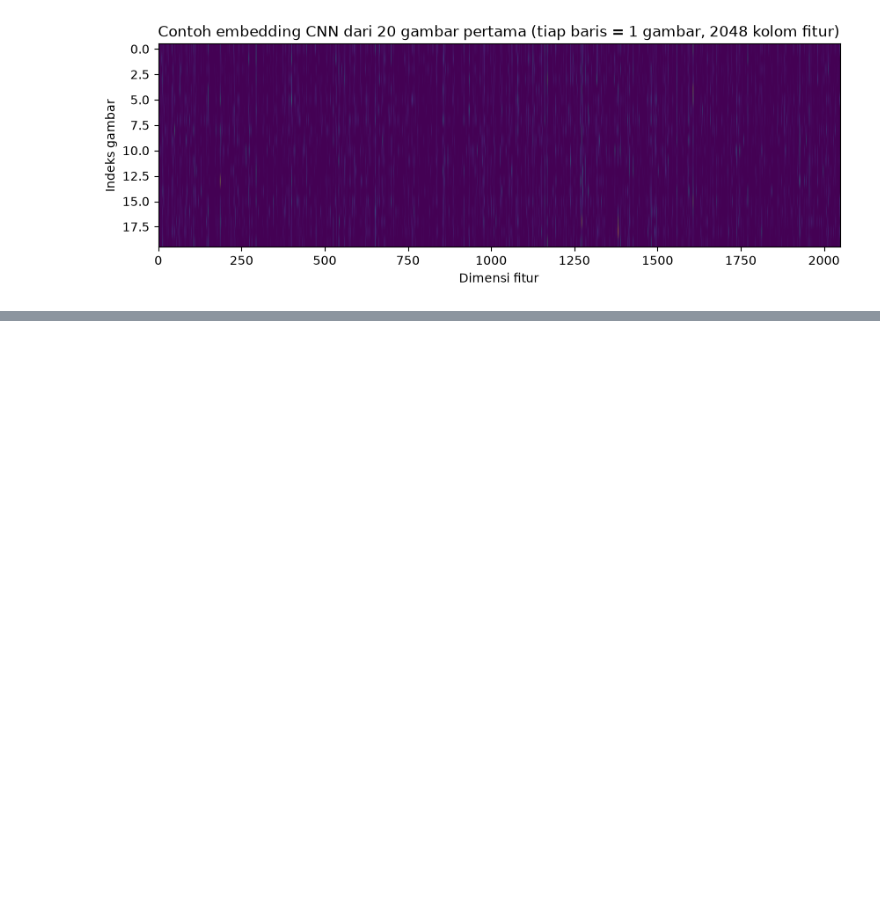
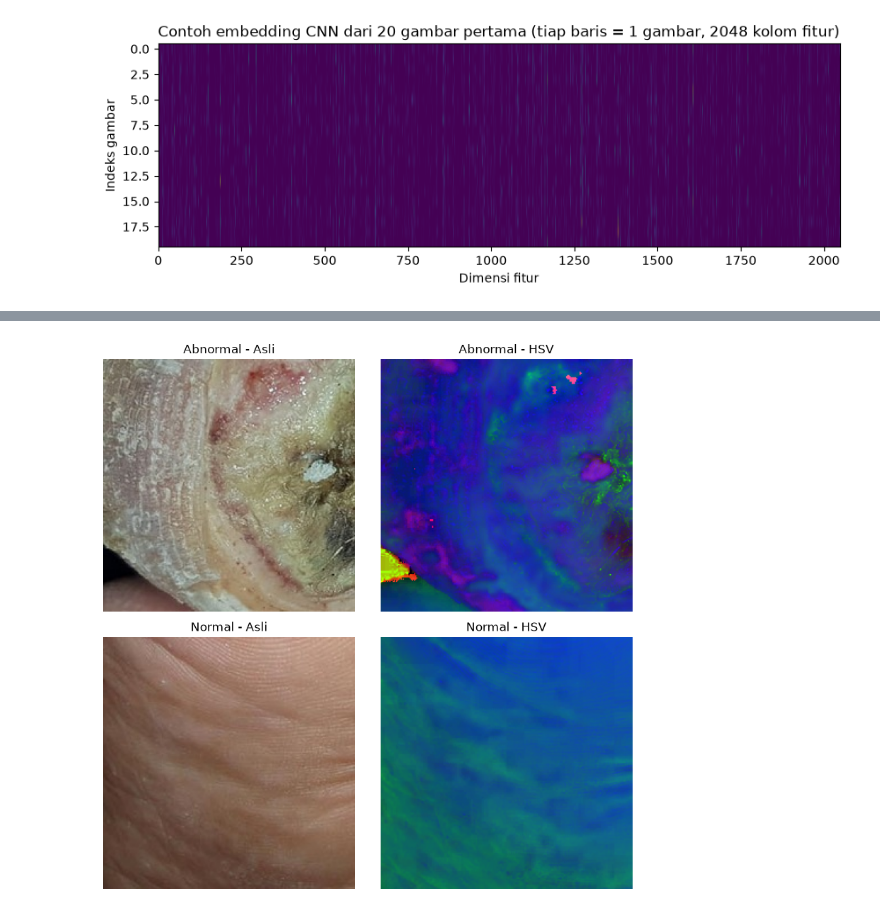
Before and after one commit to musyaree/fp-kcv, a Jupyter notebook: notebook/main.ipynb, the cells around one changed output, grey strips where cells are left out. Cells and saved outputs as stored; diff of their text form; code cells hidden in the pictures; blank space fills up the shorter version.

```diff
--- a/notebook/main.ipynb
+++ b/notebook/main.ipynb
@@ -168,0 +233,26 @@ plt.show()
+# %%
+# bandingin gambar asli vs HSV, 1 contoh abnormal 1 contoh normal
+from PIL import Image
+import random
+
+manifest_rows = feature_extraction_handcrafted.load_manifest()
+contoh_abnormal = next(r for r in manifest_rows if r["label"] == "Abnormal" and r["split"] == "train")
+contoh_normal = next(r for r in manifest_rows if r["label"] == "Normal" and r["split"] == "train")
+
+fig, axes = plt.subplots(2, 2, figsize=(8, 8))
+for i, contoh in enumerate([contoh_abnormal, contoh_normal]):
+    img_asli = Image.open(feature_extraction_handcrafted.SUBSET_DIR / contoh["label"] / contoh["filename"])
+    arr_hsv = np.load(feature_extraction_handcrafted.PREPROCESSED_DIR / "hsv_normalized" / contoh["label"] / Path(contoh["filename"]).with_suffix(".npy"))
+
+    axes[i, 0].imshow(img_asli)
+    axes[i, 0].set_title(f"{contoh['label']} - Asli")
+    axes[i, 0].axis("off")
+
+    axes[i, 1].imshow(arr_hsv)
+    axes[i, 1].set_title(f"{contoh['label']} - HSV")
+    axes[i, 1].axis("off")
+
+plt.tight_layout()
+plt.show()
+# %% [output]
+[figure, added]
```
Also changed, not shown: parts of 5 cells of this notebook, 3 other files.
